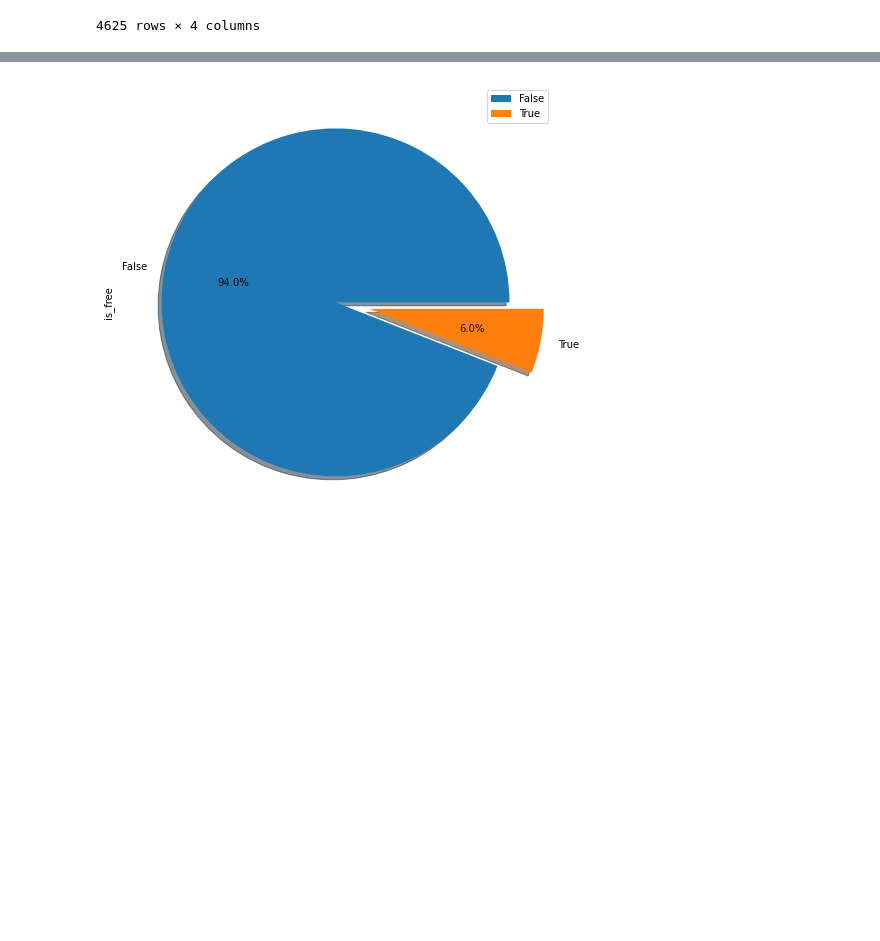
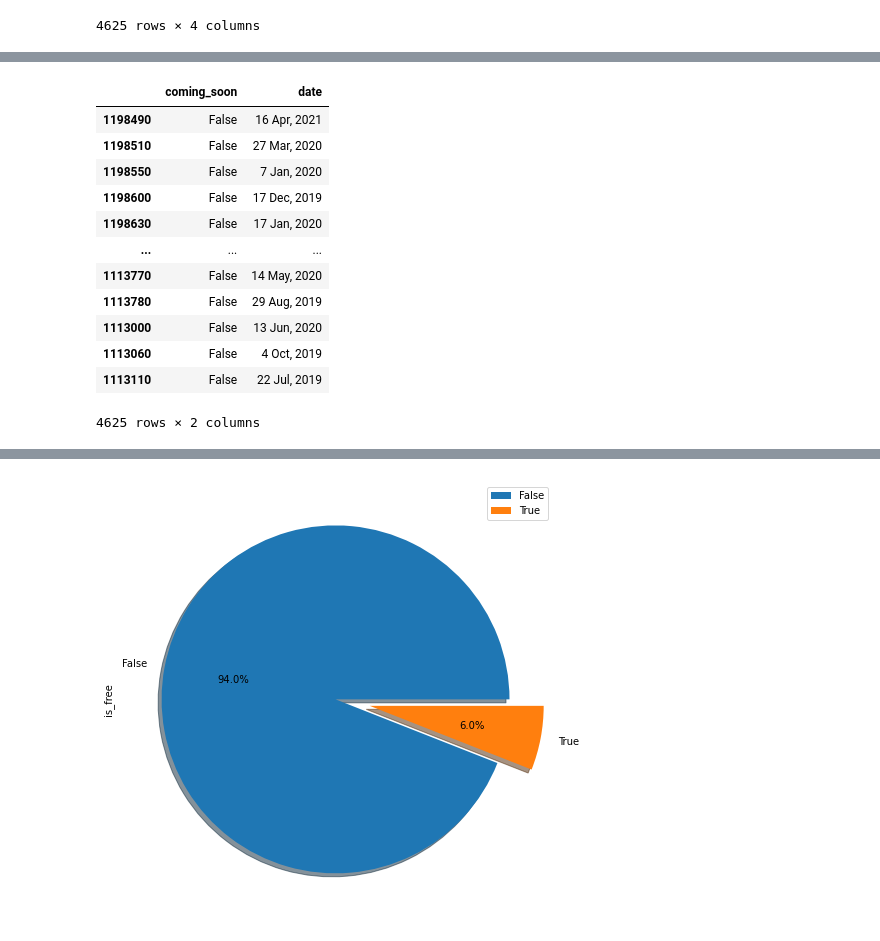
Before and after one commit to N1chelle/Deployment-Challenge, a Jupyter notebook: sql_database.ipynb, the cells around one changed output, grey strips where cells are left out. Saved outputs shown, nothing was run; the diff lists cells and outputs as text; code cells hidden in the pictures; blank space fills up the shorter version.

```diff
--- a/sql_database.ipynb
+++ b/sql_database.ipynb
@@ -144,0 +218,18 @@ games_df
+# %%
+date = df["release_date"].apply(pd.Series)
+date
+# date_df = price[['', 'final_formatted']]
+# %% [output]
+|  | coming_soon | date |
+| 1198490 | False | 16 Apr, 2021 |
+| 1198510 | False | 27 Mar, 2020 |
+| 1198550 | False | 7 Jan, 2020 |
+| 1198600 | False | 17 Dec, 2019 |
+| 1198630 | False | 17 Jan, 2020 |
+| ... | ... | ... |
+| 1113770 | False | 14 May, 2020 |
+| 1113780 | False | 29 Aug, 2019 |
+| 1113000 | False | 13 Jun, 2020 |
+| 1113060 | False | 4 Oct, 2019 |
+| 1113110 | False | 22 Jul, 2019 |
+4625 rows × 2 columns
```
Also changed, not shown: parts of 17 cells of this notebook, 4 other files.
